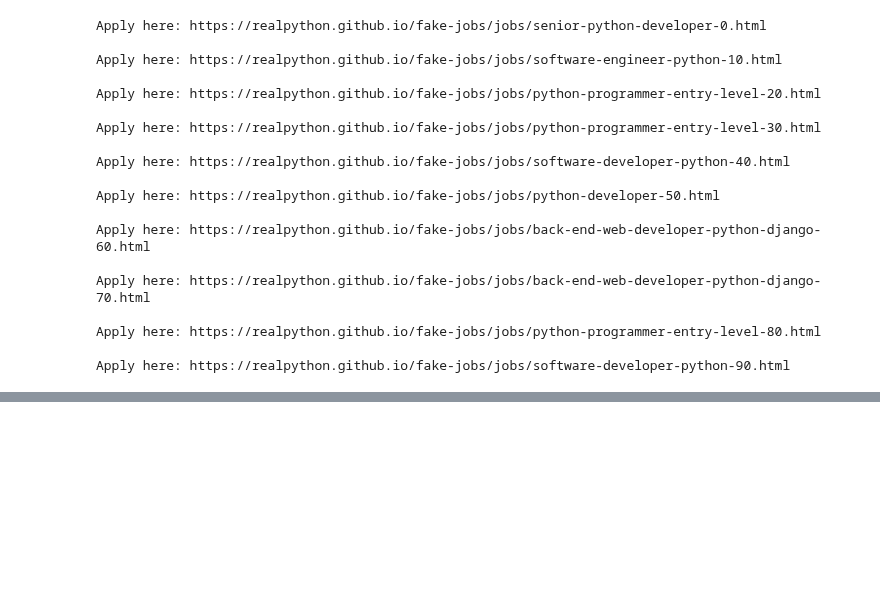
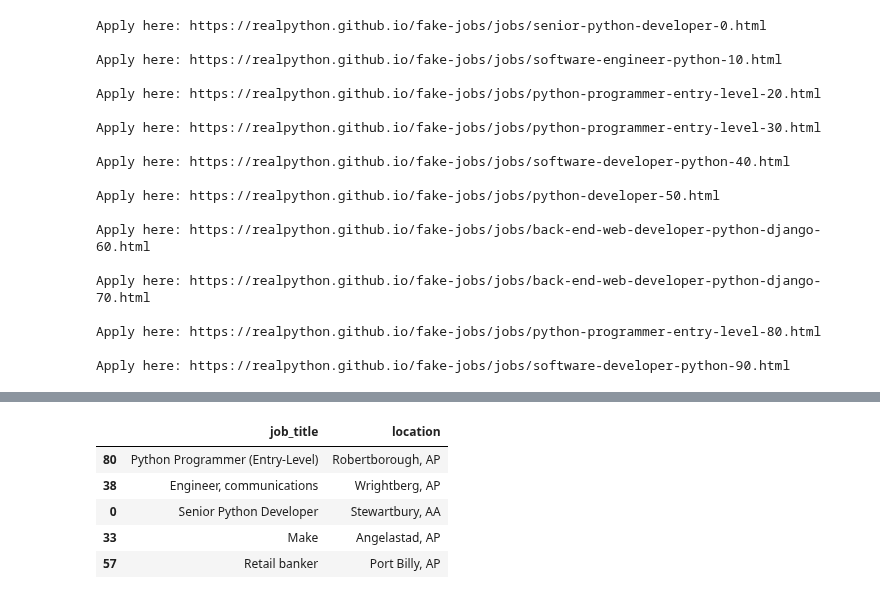
Before and after one commit to Ada-Lovelace-Akademi/data-science, a Jupyter notebook: week-4/4-group-exercise.ipynb, the cells around one changed output, grey strips where cells are left out. Drawn from its saved outputs; the diff is of its cells as text; code cells hidden in the pictures; blank space fills up the shorter version.

```diff
--- a/week-4/4-group-exercise.ipynb
+++ b/week-4/4-group-exercise.ipynb
@@ -233,0 +333,7 @@ Apply here: https://realpython.github.io/fake-jobs/jobs/software-developer-pytho
+# %%
+location_list = []
+for job_element in job_elements:
+    location_element = job_element.find("p", class_="location")
+    location = location_element.text.strip()
+    print(location)
+    location_list.append(location)
@@ -233,0 +358,13 @@ Apply here: https://realpython.github.io/fake-jobs/jobs/software-developer-pytho
+# %%
+location = pd.Series(location_list, name="location")
+# %%
+df["location"] = location
+# %%
+df.sample(5)
+# %% [output]
+|  | job_title | location |
+| 80 | Python Programmer (Entry-Level) | Robertborough, AP |
+| 38 | Engineer, communications | Wrightberg, AP |
+| 0 | Senior Python Developer | Stewartbury, AA |
+| 33 | Make | Angelastad, AP |
+| 57 | Retail banker | Port Billy, AP |
```
Also changed, not shown: parts of 11 cells of this notebook.
